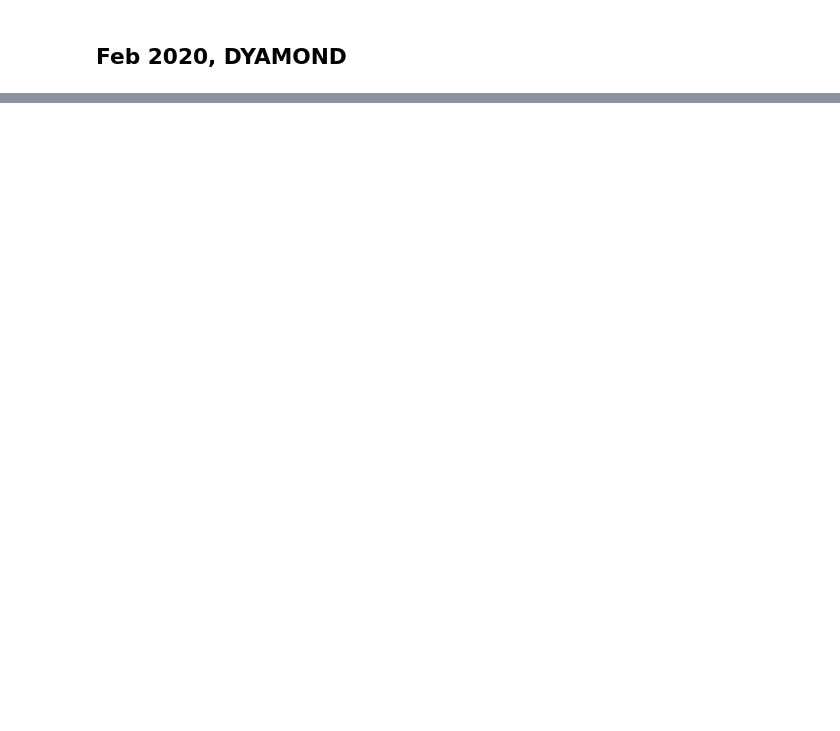
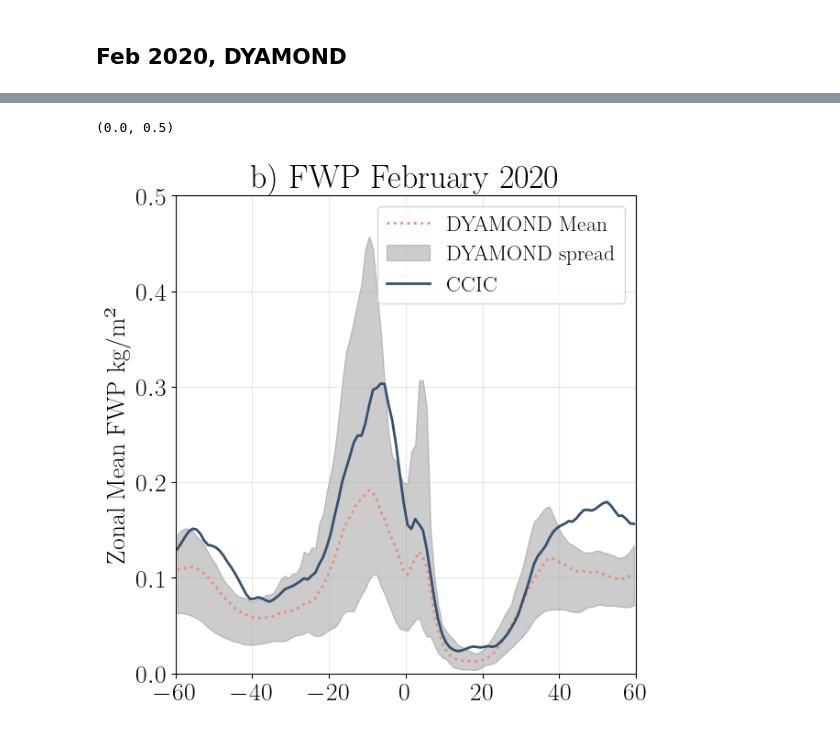
Before and after one commit to lekolara/diurnal_cycles, a Jupyter notebook: notebooks/zonal_means.ipynb, the cells around one changed output, grey strips where cells are left out. Drawn from its saved outputs; the diff is of its cells as text; code cells hidden in the pictures; blank space fills up the shorter version.

```diff
--- a/notebooks/zonal_means.ipynb
+++ b/notebooks/zonal_means.ipynb
@@ -447,0 +774,38 @@ plt.show()
+# %%
+#single plot of FWP in CCIC and DYAMOND
+plt.figure(figsize=(6, 6) * np.array(1),layout='constrained')
+
+
+# Load DYAMOND model data and compute spread
+dyamond_lat = CCIC_zonal.lat
+dyamond_vals = []
+for label, data in zonal_models.items():
+    fname = label
+    dyamond_vals.append(data)
+# Plot DYAMOND mean
+dyamond_mean = np.mean(dyamond_vals, axis=0)
+plt.plot(dyamond_lat, dyamond_mean, label='DYAMOND Mean', color=dyamond_color, linestyle=':', linewidth=2)
+# # Plot all DYMOND models separately
+# for idx, label in enumerate(zonal_models.keys()):
+#     plt.plot(dyamond_lat, zonal_models[label], label=label, linestyle='--', linewidth=1)
+# Plot DYAMOND spread as shaded area
+if dyamond_vals:
+    dyamond_vals = np.stack(dyamond_vals)
+    dyamond_min = np.min(dyamond_vals, axis=0)
+    dyamond_max = np.max(dyamond_vals, axis=0)
+    plt.fill_between(dyamond_lat, dyamond_min, dyamond_max, color='gray', alpha=0.4, label='DYAMOND spread')
+
+# Plot ERA5 and IMERG as lines
+plt.plot(CCIC_zonal.lat, CCIC_zonal, label='CCIC', color=ccic_color, linestyle=lines_styles_feb[0], linewidth=2)
+#plt.plot(ERA5_zonal.lat, ERA5_zonal, label='ERA5', color=era5_color, linestyle=lines_styles_feb[1], linewidth=2)
+
+plt.title('b) FWP February 2020')
+#plt.xlabel("Latitude")
+plt.ylabel("Zonal Mean FWP kg/m²")
+plt.legend()
+plt.grid(True, alpha=0.3)
+plt.xlim(-60,60)
+plt.ylim(0,0.5)
+# %% [output]
+(0.0, 0.5)
+[figure, added]
```
Also changed, not shown: parts of 8 cells of this notebook.
